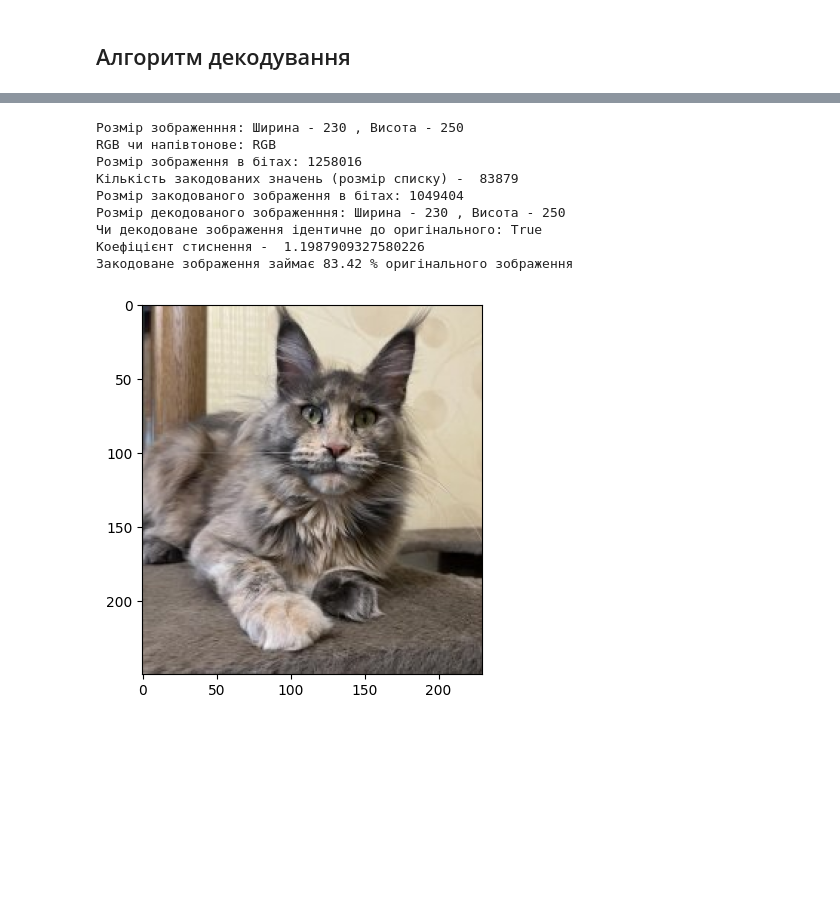
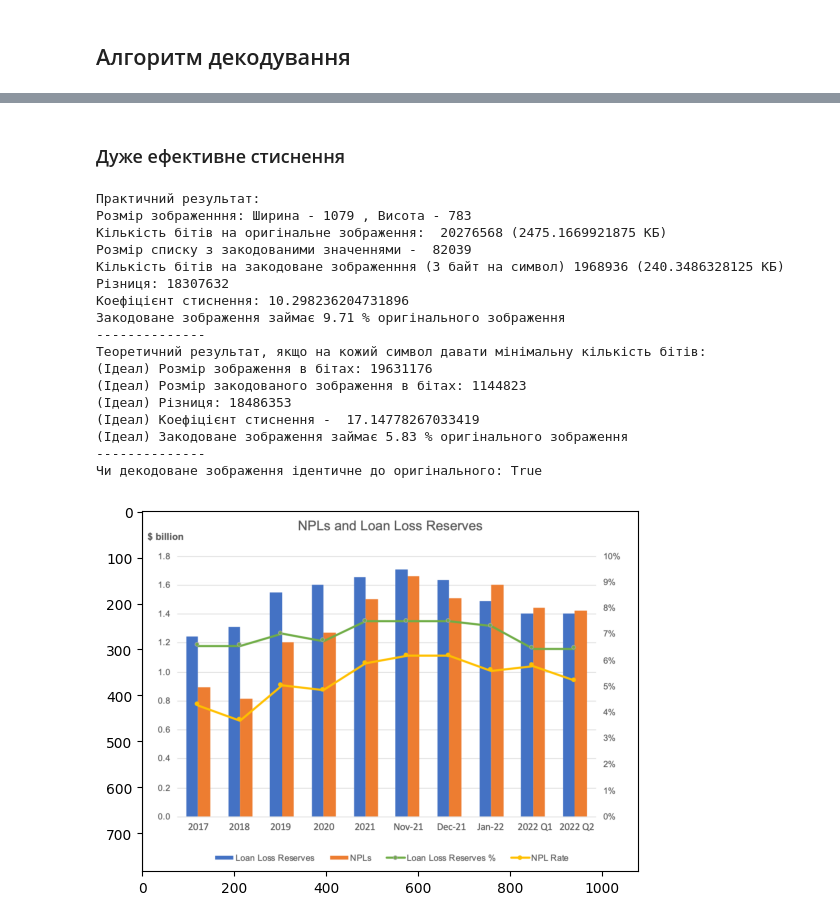
Before and after one commit to gre1wy/CompGraphic, a Jupyter notebook: project/LZW_main.ipynb, the cells around one changed output, grey strips where cells are left out. Saved outputs shown, nothing was run; the diff lists cells and outputs as text; code cells hidden in the pictures; blank space fills up the shorter version.

```diff
--- a/project/LZW_main.ipynb
+++ b/project/LZW_main.ipynb
@@ -187,8 +196,8 @@ def image_to_origin(image_1d, width):
 # %%
-def encode_rgb_image(img):
+def encode_rgb_image(img, max_bytes: int = 3):
     img_1d = image_to_1d(img)
     w = img_1d[-1]
-    lzw_encoded_img = lzw_encode(img_1d[:-1])
+    lzw_encoded_img = lzw_encode(img_1d[:-1], max_bytes)
     result = np.append(lzw_encoded_img,w)
     return result
 # %%
@@ -251,0 +255,38 @@ technical_drawing = cv2.cvtColor(technical_drawing, cv2.COLOR_BGR2RGB)
+# %%
+def test_lzw(original, max_bytes:int = 3):
+    i_encoded = encode_rgb_image(original, max_bytes)
+    i_decoded = decode_rgb_image(i_encoded)
+    size_original = 8*original.shape[0]*original.shape[1]*original.shape[2]
+    size_encoded_list = len(i_encoded)
+    size_encoded_bits = max_bytes * 8 * size_encoded_list
+    difference_size, compression_ratio = size_original - size_encoded_bits, size_original / size_encoded_bits
+
+    print("Практичний результат:")
+    print("Розмір зображенння:", "Ширина -", original.shape[1], ", Висота -", original.shape[0])
+    print("Кількість бітів на оригінальне зображення: ", size_original, f"({size_original/8/1024} КБ)")
+    print("Розмір списку з закодованими значеннями - ", size_encoded_list)
+    print(f"Кількість бітів на закодоване зображенння ({max_bytes} байт на символ)", size_encoded_bits, f"({size_encoded_bits/8/1024} КБ)")
+    print("Різниця:", difference_size)
+    print("Коефіцієнт стиснення:", compression_ratio)
+    print("Закодоване зображення займає", f"{((1 / compression_ratio) * 100):.2f}", "% оригінального зображення")
+
+    print("--------------")
+    binary_len = calculate_binary_lengths(original)
+    binary_len_encoded = calculate_binary_lengths(i_encoded)
+    difference_size_ideal, compression_ratio_ideal = binary_len- binary_len_encoded, binary_len/binary_len_encoded
+    print("Теоретичний результат, якщо на кожий символ давати мінімальну кількість бітів:")
+
+    print("(Ідеал) Розмір зображення в бітах:", binary_len)
+
+    print("(Ідеал) Розмір закодованого зображення в бітах:", binary_len_encoded)
+
+    difference_size_ideal, compression_ratio_ideal = binary_len- binary_len_encoded, binary_len/binary_len_encoded
+    print("(Ідеал) Різниця:", difference_size_ideal)
+    print("(Ідеал) Коефіцієнт стиснення - ", compression_ratio_ideal)
+    print("(Ідеал) Закодоване зображення займає", f"{((1 / compression_ratio_ideal) * 100):.2f}", "% оригінального зображення")
+
+    print("--------------")
+
+    print("Чи декодоване зображення ідентичне до оригінального:", np.array_equal(i_decoded, original))
+
+    plt.imshow(i_decoded)
@@ -264,14 +384,24 @@ RGB чи напівтонове: RGB
 [figure]
+# %% [markdown]
+### Дуже ефективне стиснення
 # %%
-test_lzw(cat)
+test_lzw(chart)
 # %% [output]
-Розмір зображенння: Ширина - 230 , Висота - 250
-RGB чи напівтонове: RGB
-Розмір зображення в бітах: 1258016
-Кількість закодованих значень (розмір списку) -  83879
-Розмір закодованого зображення в бітах: 1049404
-Розмір декодованого зображенння: Ширина - 230 , Висота - 250
+Практичний результат:
+Розмір зображенння: Ширина - 1079 , Висота - 783
+Кількість бітів на оригінальне зображення:  20276568 (2475.1669921875 КБ)
+Розмір списку з закодованими значеннями -  82039
+Кількість бітів на закодоване зображенння (3 байт на символ) 1968936 (240.3486328125 КБ)
+Різниця: 18307632
+Коефіцієнт стиснення: 10.298236204731896
+Закодоване зображення займає 9.71 % оригінального зображення
+--------------
+Теоретичний результат, якщо на кожий символ давати мінімальну кількість бітів:
+(Ідеал) Розмір зображення в бітах: 19631176
+(Ідеал) Розмір закодованого зображення в бітах: 1144823
+(Ідеал) Різниця: 18486353
+(Ідеал) Коефіцієнт стиснення -  17.14778267033419
+(Ідеал) Закодоване зображення займає 5.83 % оригінального зображення
+--------------
 Чи декодоване зображення ідентичне до оригінального: True
-Коефіцієнт стиснення -  1.1987909327580226
-Закодоване зображення займає 83.42 % оригінального зображення
-[figure, old version]
+[figure, new version]
```
Also changed, not shown: parts of 52 cells of this notebook, 9 other files.
